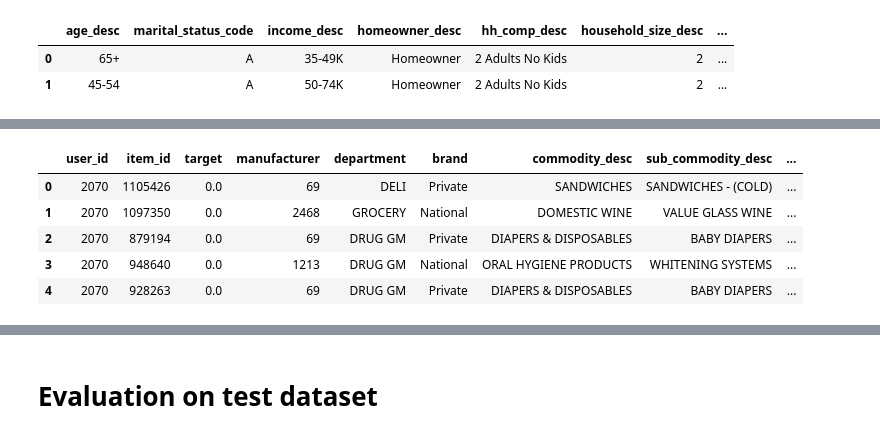
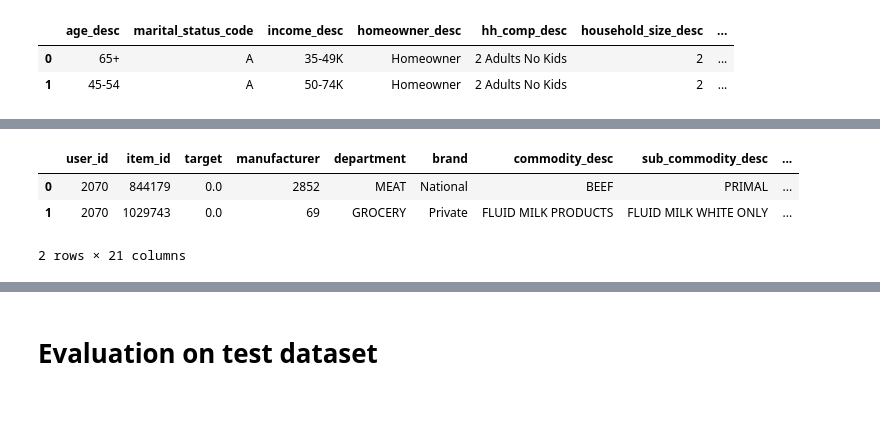
Before and after one commit to albul-k/gb_recommender_systems, a Jupyter notebook: task.ipynb, the cells around one changed output, grey strips where cells are left out. Cells and saved outputs as stored; diff of their text form; code cells hidden in the pictures; blank space fills up the shorter version.

Commit message:
Opt recall, features item_id + user_id

```diff
--- a/task.ipynb
+++ b/task.ipynb
@@ -158,0 +136,10 @@ recommender.get_similar_users_recommendation(user_id, N=5)
+# %%
+# als_params = None
+als_params = {
+    'factors': 128,
+    'regularization': 0.05,
+    'iterations': 10,
+    'num_threads': 4,
+}
+
+recommender = MainRecommender(data_train_matcher, weighting_type='tfidf', als_params=als_params)
@@ -253,8 +283,7 @@ The optimal value of `top_k_precision` is 5
 df_match_candidates = pd.DataFrame(data_train_ranker[USER_COL].unique())
 df_match_candidates.columns = [USER_COL]
 # %%
-# собираем кандитатов с первого этапа (matcher)
-df_match_candidates['candidates'] = df_match_candidates[USER_COL].apply(lambda x: recommender.get_own_recommendations(x, N=N_PREDICT))
+df_match_candidates['candidates'] = df_match_candidates[USER_COL].apply(lambda x: recommender.get_tfidf_recommendations(x, N=N_PREDICT))
 # %%
 df_match_candidates.head(2)
 # %% [output]
@@ -354,9 +424,7 @@ df_ranker_train.head(2)
 # %%
-df_ranker_train.head()
+df_ranker_train.head(2)
 # %% [output]
 |  | user_id | item_id | target | manufacturer | department | brand | commodity_desc | sub_commodity_desc | ... |
-| 0 | 2070 | 1105426 | 0.0 | 69 | DELI | Private | SANDWICHES | SANDWICHES - (COLD) | ... |
-| 1 | 2070 | 1097350 | 0.0 | 2468 | GROCERY | National | DOMESTIC WINE | VALUE GLASS WINE | ... |
-| 2 | 2070 | 879194 | 0.0 | 69 | DRUG GM | Private | DIAPERS & DISPOSABLES | BABY DIAPERS | ... |
-| 3 | 2070 | 948640 | 0.0 | 1213 | DRUG GM | National | ORAL HYGIENE PRODUCTS | WHITENING SYSTEMS | ... |
-| 4 | 2070 | 928263 | 0.0 | 69 | DRUG GM | Private | DIAPERS & DISPOSABLES | BABY DIAPERS | ... |
+| 0 | 2070 | 844179 | 0.0 | 2852 | MEAT | National | BEEF | PRIMAL | ... |
+| 1 | 2070 | 1029743 | 0.0 | 69 | GROCERY | Private | FLUID MILK PRODUCTS | FLUID MILK WHITE ONLY | ... |
+2 rows × 21 columns
```
Also changed, not shown: parts of 69 cells of this notebook, 3 other files.
